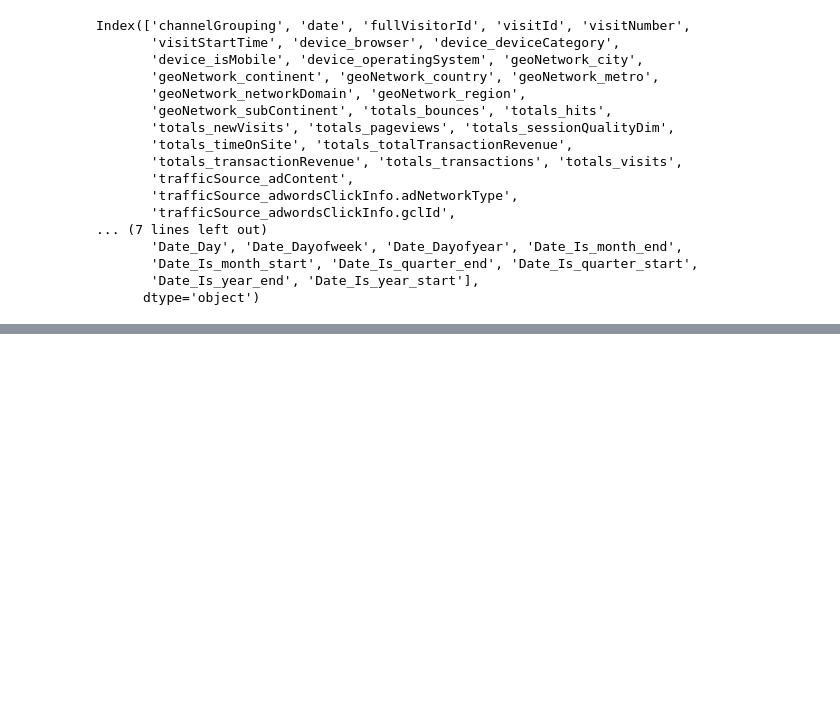
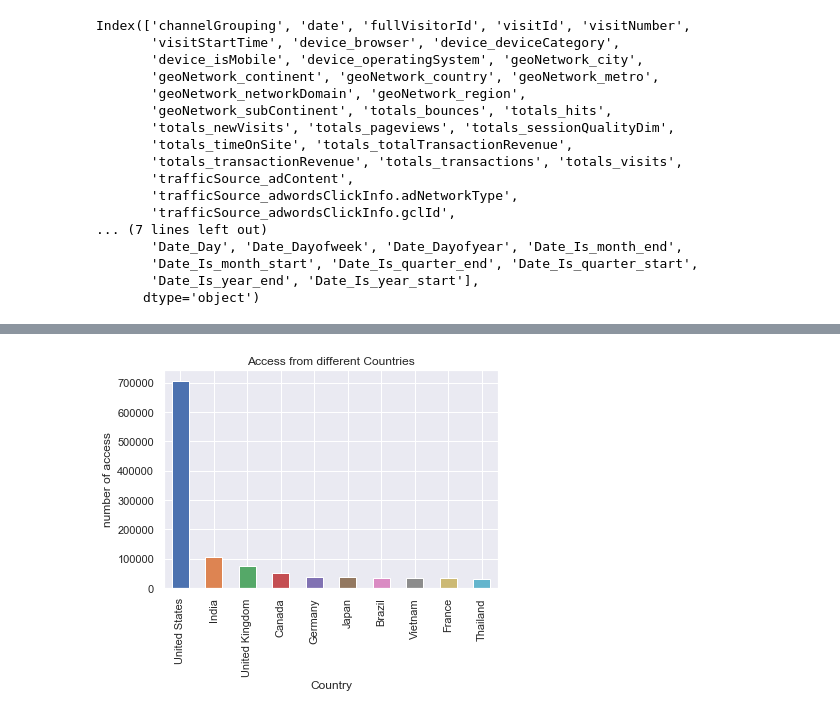
Before and after one commit to george2179/comp4651-project, a Jupyter notebook: comp4651-project.ipynb, the cells around one changed output, grey strips where cells are left out. Saved outputs shown, nothing was run; the diff lists cells and outputs as text; code cells hidden in the pictures; blank space fills up the shorter version.

```diff
--- a/comp4651-project.ipynb
+++ b/comp4651-project.ipynb
@@ -204,0 +201,12 @@ TypeError: unhashable type: 'list'
+# %%
+country = train_data.groupby('geoNetwork_country')['visitId'].nunique().sort_values(ascending=False).head(10)
+
+country.plot.bar()
+
+plt.title("Access from different Countries")
+plt.xlabel("Country")
+plt.ylabel("number of access")
+
+plt.show()
+# %% [output]
+[figure, added]
```
Also changed, not shown: parts of 12 cells of this notebook.
